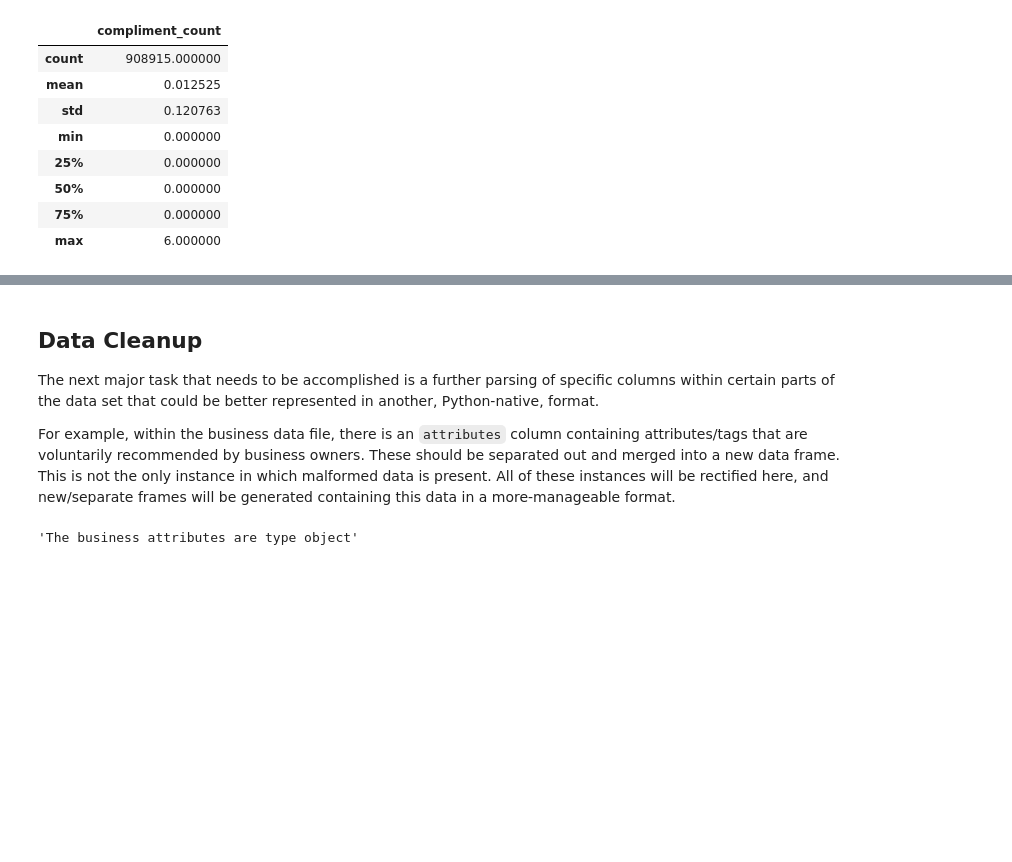
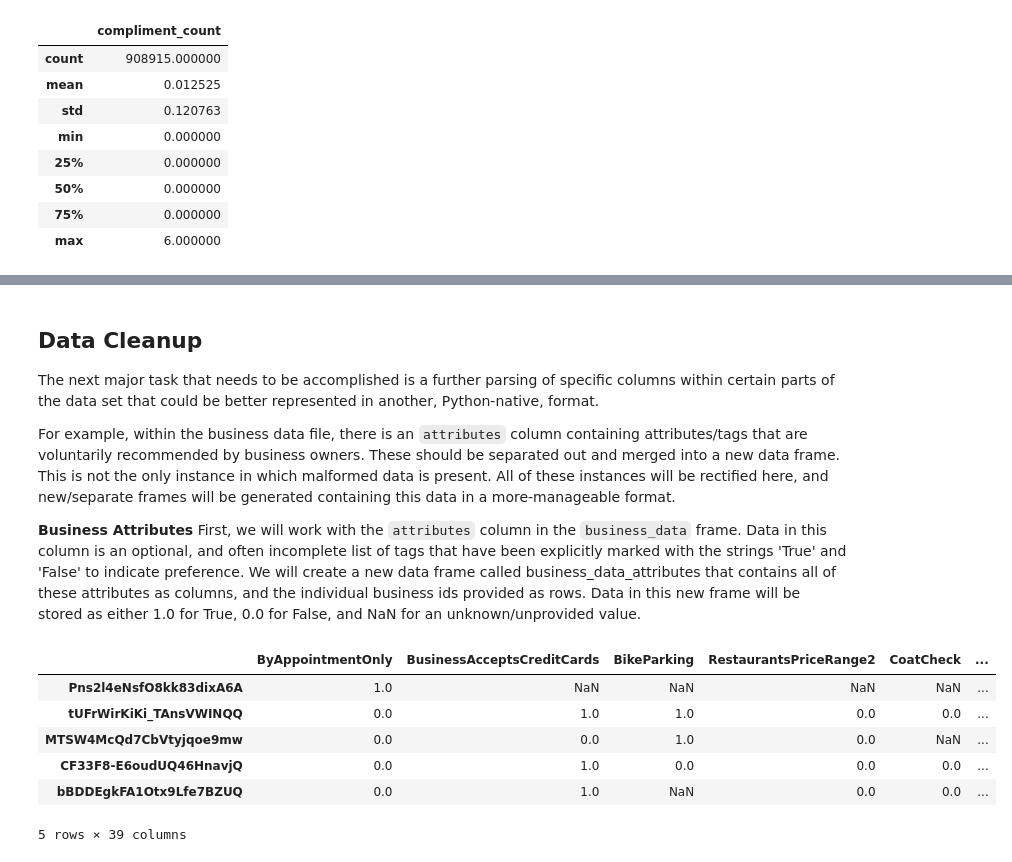
Before and after one commit to CarsonAurum/YelpDataScience, a Jupyter notebook: Exploratory.ipynb, the cells around one changed output, grey strips where cells are left out. Drawn from its saved outputs; the diff is of its cells as text; code cells hidden in the pictures; blank space fills up the shorter version.

Commit message:
Finished attributes

```diff
--- a/Exploratory.ipynb
+++ b/Exploratory.ipynb
@@ -49,7 +49,7 @@ Now we will use the loaded filepath names and the newly created function to read
 
 We will display the first 5 elements to show a sample of each data file. We will set a global line limit for slower systems:
 # %%
-global_line_limit = None
+global_line_limit = 1e+7
 # %%
 business_data = load_json(f'{file_location}business{file_type}', line_limit=global_line_limit)
 business_data.head()
@@ -180,7 +180,39 @@ For example, within the business data file, there is an `attributes` column cont
 by business owners. These should be separated out and merged into a new data frame. This is not the only instance in which
 malformed data is present. All of these instances will be rectified here, and new/separate frames will be generated containing
 this data in a more-manageable format.
+
+
+**Business Attributes**
+First, we will work with the `attributes` column in the `business_data` frame. Data in this column is an optional, and often
+incomplete list of tags that have been explicitly marked with the strings 'True' and 'False' to indicate preference. We will
+create a new data frame called business_data_attributes that contains all of these attributes as columns, and the individual
+business ids provided as rows. Data in this new frame will be stored as either 1.0 for True, 0.0 for False, and NaN for an
+unknown/unprovided value.
 # %%
-f'The business attributes are type {business_data["business_id"].dtype}'
+# Step 1: Creating data dictionary
+attribute_dict = {}
+for idx, row in business_data.iterrows():
+    if row['attributes'] is not None:
+        for key, value in row['attributes'].items():
+            if isinstance(value, str):
+                value = float(value.lower() == 'true')
+            if key not in attribute_dict:
+                attribute_dict[key] = {}
+            attribute_dict[key][row['business_id']] = float(value)
+# Step 2: Create DataFrame from Dictionary and Concatenate
+dfs = []
+for col, data_dict in attribute_dict.items():
+    temp_df = pd.DataFrame.from_dict(data_dict, orient='index', columns=[col], dtype=pd.SparseDtype('float', np.nan))
+    dfs.append(temp_df)
+
+business_data_attributes = pd.concat(dfs, axis=1)
+
+business_data_attributes.head()
 # %% [output]
+|  | ByAppointmentOnly | BusinessAcceptsCreditCards | BikeParking | RestaurantsPriceRange2 | CoatCheck | ... |
+| Pns2l4eNsfO8kk83dixA6A | 1.0 | NaN | NaN | NaN | NaN | ... |
+| tUFrWirKiKi_TAnsVWINQQ | 0.0 | 1.0 | 1.0 | 0.0 | 0.0 | ... |
+| MTSW4McQd7CbVtyjqoe9mw | 0.0 | 0.0 | 1.0 | 0.0 | NaN | ... |
+| CF33F8-E6oudUQ46HnavjQ | 0.0 | 1.0 | 0.0 | 0.0 | 0.0 | ... |
+| bBDDEgkFA1Otx9Lfe7BZUQ | 0.0 | 1.0 | NaN | 0.0 | 0.0 | ... |
-'The business attributes are type object'
+5 rows × 39 columns
```
Also changed, not shown: parts of 2 cells of this notebook.
